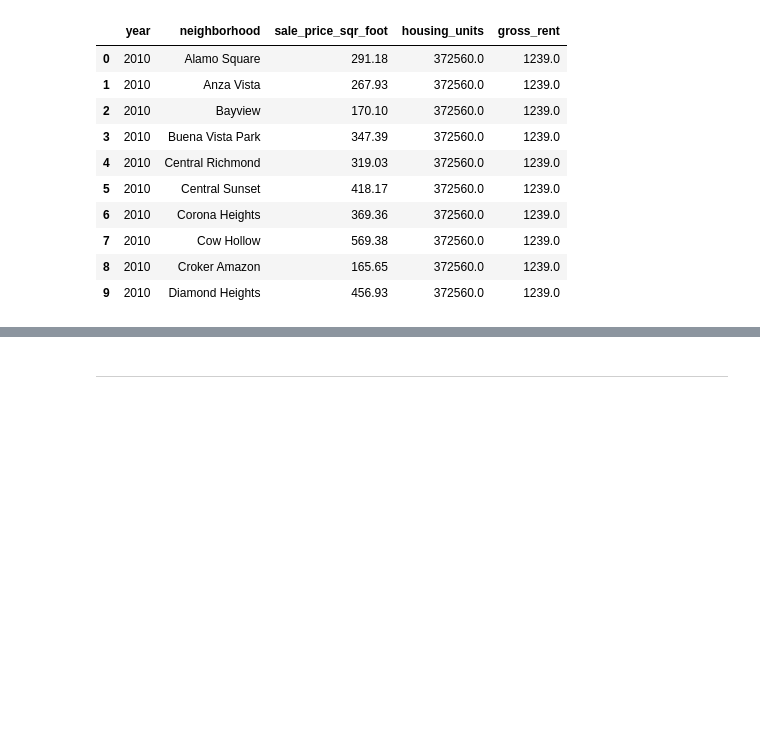
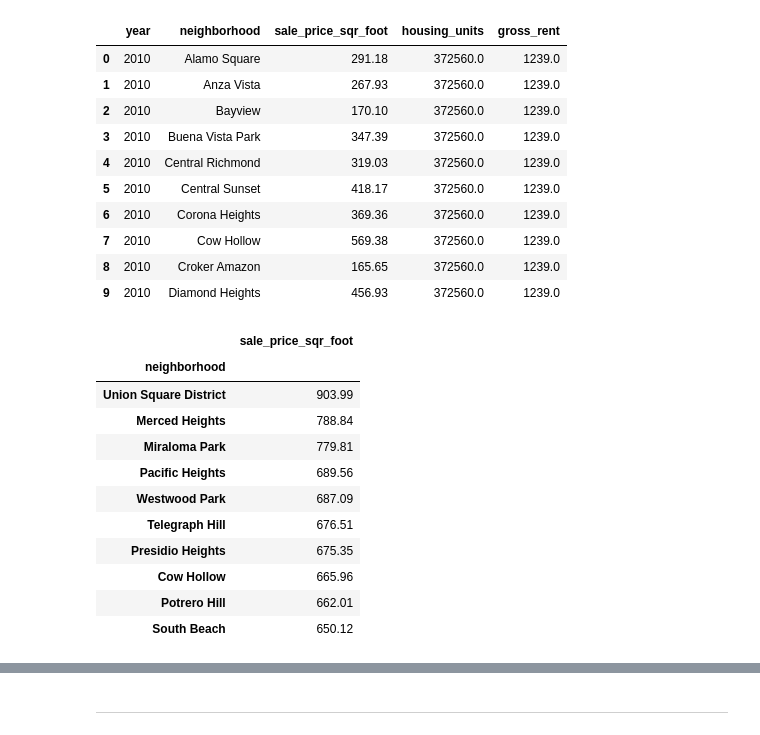
Before and after one commit to quizh001/homework-PYVIZ, a Jupyter notebook: rental_analysis.ipynb, the cells around one changed output, grey strips where cells are left out. Cells and saved outputs as stored; diff of their text form; code cells hidden in the pictures; blank space fills up the shorter version.

```diff
--- a/rental_analysis.ipynb
+++ b/rental_analysis.ipynb
@@ -250,3 +255,21 @@ sfo_apb_neighborhood.head(10)
 | 7 | 2010 | Cow Hollow | 569.38 | 372560.0 | 1239.0 |
 | 8 | 2010 | Croker Amazon | 165.65 | 372560.0 | 1239.0 |
 | 9 | 2010 | Diamond Heights | 456.93 | 372560.0 | 1239.0 |
+# %%
+sfo_apb_neighborhood_ave = sfo_data[["sale_price_sqr_foot","neighborhood"]]
+sfo_apb_neighborhood10 = sfo_apb_neighborhood_ave.groupby(["neighborhood"]).mean().sort_values('sale_price_sqr_foot',ascending=False).round(2).iloc[:10]
+
+sfo_apb_neighborhood10
+# %% [output]
+|  | sale_price_sqr_foot |
+| neighborhood |  |
+| Union Square District | 903.99 |
+| Merced Heights | 788.84 |
+| Miraloma Park | 779.81 |
+| Pacific Heights | 689.56 |
+| Westwood Park | 687.09 |
+| Telegraph Hill | 676.51 |
+| Presidio Heights | 675.35 |
+| Cow Hollow | 665.96 |
+| Potrero Hill | 662.01 |
+| South Beach | 650.12 |
```
Also changed, not shown: parts of 10 cells of this notebook.
